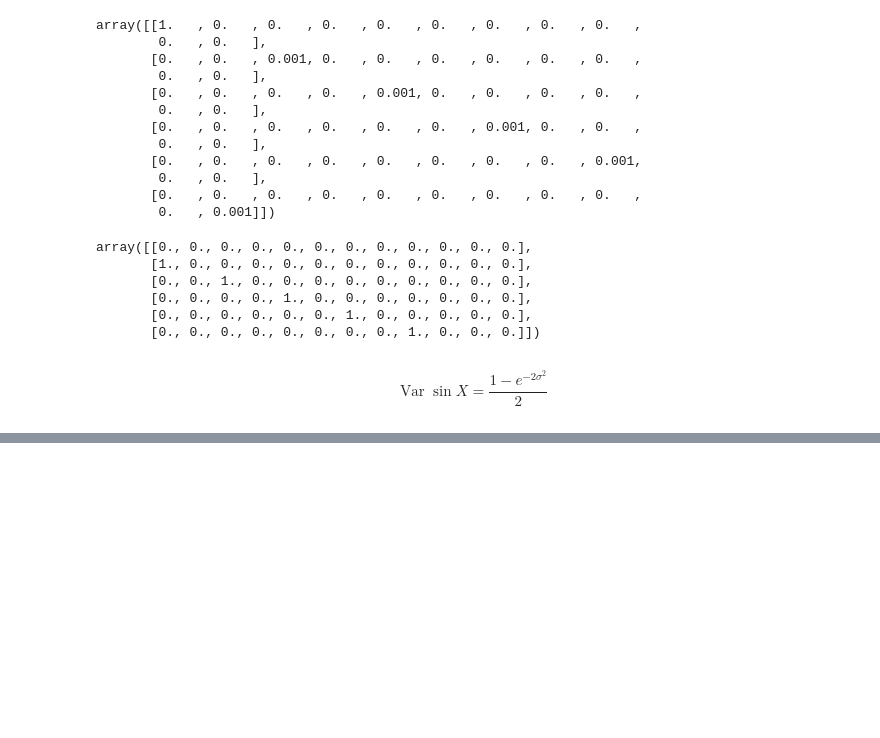
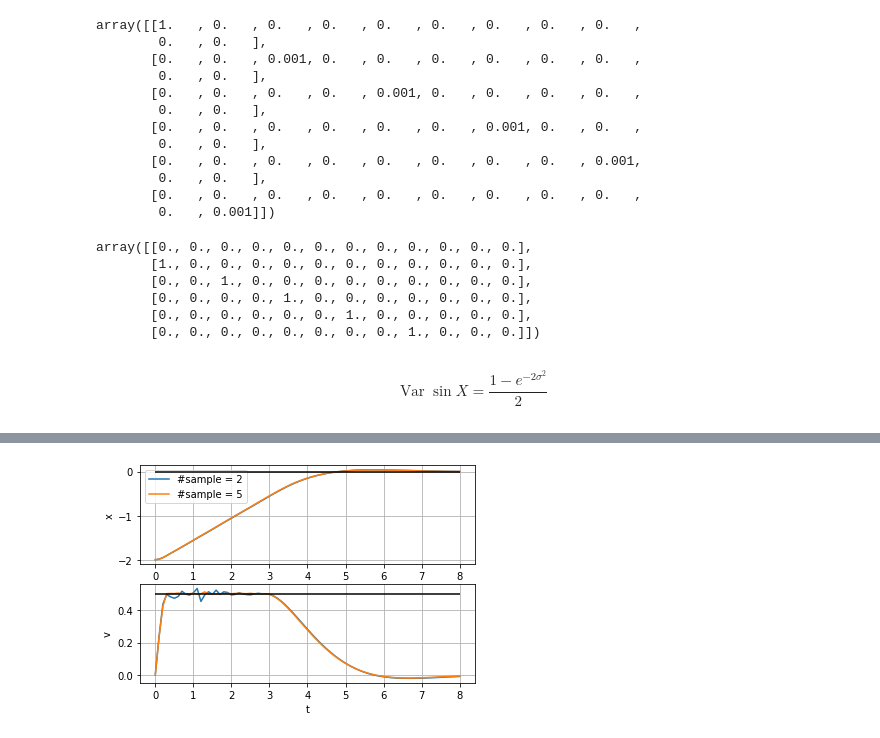
Before and after one commit to zhengang-zhong/distributionally_robust_optimization, a Jupyter notebook: 2D-mass-spring-system-example-quadratic-cost-chance-constraint-sine-disturbance.ipynb, the cells around one changed output, grey strips where cells are left out. Cells and saved outputs as stored; diff of their text form; code cells hidden in the pictures; blank space fills up the shorter version.

Commit message:
plot added

```diff
--- a/2D-mass-spring-system-example-quadratic-cost-chance-constraint-sine-disturbance.ipynb
+++ b/2D-mass-spring-system-example-quadratic-cost-chance-constraint-sine-disturbance.ipynb
@@ -973,0 +1100,12 @@ prob = cp.Problem(obj,constraint)
+# %%
+sim3_N5 = simulation(Ak, Bk, Ck, D, E, xk, N, n, m, d, r, Nu, Nw, Bx, Cx_tilde, Cy_tilde, Ey_tilde, mu, delta_t, x_init,
+               i_state_ub = i_state_ub, beta = beta, i_th_state = i_th_state,
+               epsilon = epsilon, sin_const = sin_const, N_sample = N_sample, N_sim = N_sim)
+# %%
+sim4_N5 = simulation(Ak, Bk, Ck, D, E, xk, N, n, m, d, r, Nu, Nw, Bx, Cx_tilde, Cy_tilde, Ey_tilde, mu, delta_t, x_init,
+               i_state_ub = i_state_ub, beta = beta, i_th_state = i_th_state,
+               epsilon = epsilon, sin_const = sin_const, N_sample = N_sample, N_sim = N_sim)
+# %%
+sim5_N5 = simulation(Ak, Bk, Ck, D, E, xk, N, n, m, d, r, Nu, Nw, Bx, Cx_tilde, Cy_tilde, Ey_tilde, mu, delta_t, x_init,
+               i_state_ub = i_state_ub, beta = beta, i_th_state = i_th_state,
+               epsilon = epsilon, sin_const = sin_const, N_sample = N_sample, N_sim = N_sim)
@@ -973,0 +1116,4 @@ prob = cp.Problem(obj,constraint)
+# %%
+sim_ave_N5 = (np.array(sim1_N5)+np.array(sim2_N5)+np.array(sim3_N5)+np.array(sim4_N5)+np.array(sim5_N5))/5
+
+print(sim_ave_N5)
@@ -973,0 +1140,36 @@ prob = cp.Problem(obj,constraint)
+# %%
+plt.figure(1)
+plt.clf()
+legend = []
+
+Nt = np.shape(sim1[::2])[0]
+t_plot = [delta_t*i for i in range(Nt)]
+
+plot_x = [sim_ave_N2[::2]]+[sim_ave_N5[::2]]
+plot_v = [sim_ave_N2[1::2]]+[sim_ave_N5[1::2]]
+N_plot = len(plot_x)
+
+plt.subplot( str(2) + str(1) + str(1) )
+plt.plot(t_plot, plot_x[0])
+legend += ['#sample = 2']
+plt.plot(t_plot, plot_x[1])
+legend += ['#sample = 5']
+plt.hlines(0,0,8, zorder=10)
+
+plt.ylabel('x')
+plt.grid()
+plt.legend(legend)
+
+
+plt.subplot( str(2) + str(1) + str(2) )
+plt.plot(t_plot, plot_v[0])
+plt.plot(t_plot, plot_v[1])
+plt.hlines(i_state_ub,0,8, zorder=10)
+plt.ylabel('v')
+
+
+plt.xlabel('t')
+plt.grid()
+plt.show()
+# %% [output]
+[figure, added]
```
Also changed, not shown: parts of 31 cells of this notebook.
